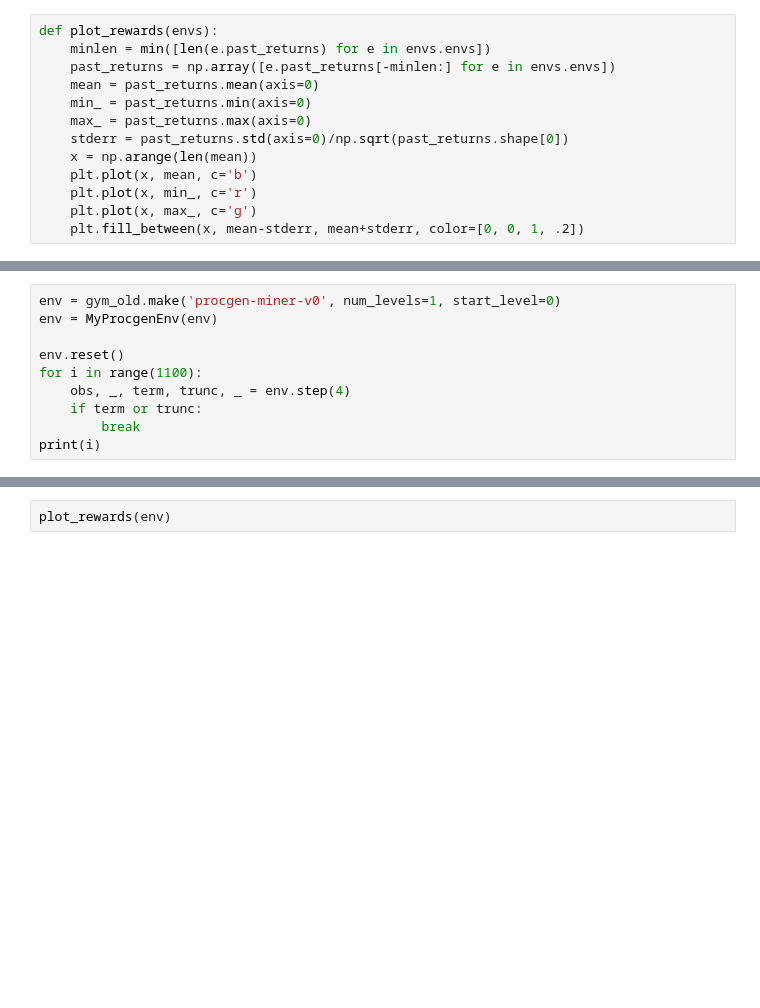
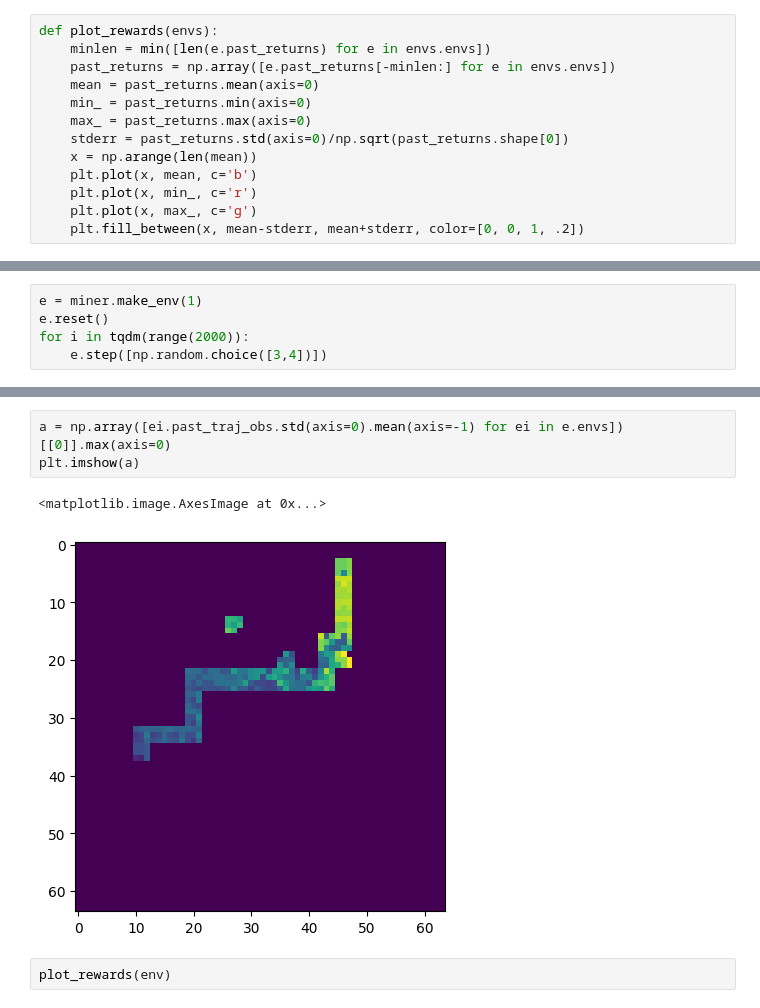
Before and after one commit to akarshkumar0101/exploration-generalization, a Jupyter notebook: exploration_distillation/exploration_distillation.ipynb, the cells around one changed output, grey strips where cells are left out. Cells and saved outputs as stored; diff of their text form; blank space fills up the shorter version.

```diff
--- a/exploration_distillation/exploration_distillation.ipynb
+++ b/exploration_distillation/exploration_distillation.ipynb
@@ -100,10 +36,0 @@ print(i)
-# %%
-env = gym_old.make('procgen-miner-v0', num_levels=1, start_level=0)
-env = MyProcgenEnv(env)
-
-env.reset()
-for i in range(1100):
-    obs, _, term, trunc, _ = env.step(4)
-    if term or trunc:
-        break
-print(i)
@@ -233,0 +128,5 @@ OutOfMemoryError: CUDA out of memory. Tried to allocate 3.00 GiB (GPU 0; 11.90 G
+# %%
+e = miner.make_env(1)
+e.reset()
+for i in tqdm(range(2000)):
+    e.step([np.random.choice([3,4])])
@@ -234,3 +138,9 @@ OutOfMemoryError: CUDA out of memory. Tried to allocate 3.00 GiB (GPU 0; 11.90 G
+# %%
+a = np.array([ei.past_traj_obs.std(axis=0).mean(axis=-1) for ei in e.envs])[[0]].max(axis=0)
+plt.imshow(a)
+# %% [output]
+<matplotlib.image.AxesImage at 0x...>
+[figure, added]
 # %%
 plot_rewards(env)
 # %% [output]
```
Also changed, not shown: parts of 30 cells of this notebook, 2 other files.
